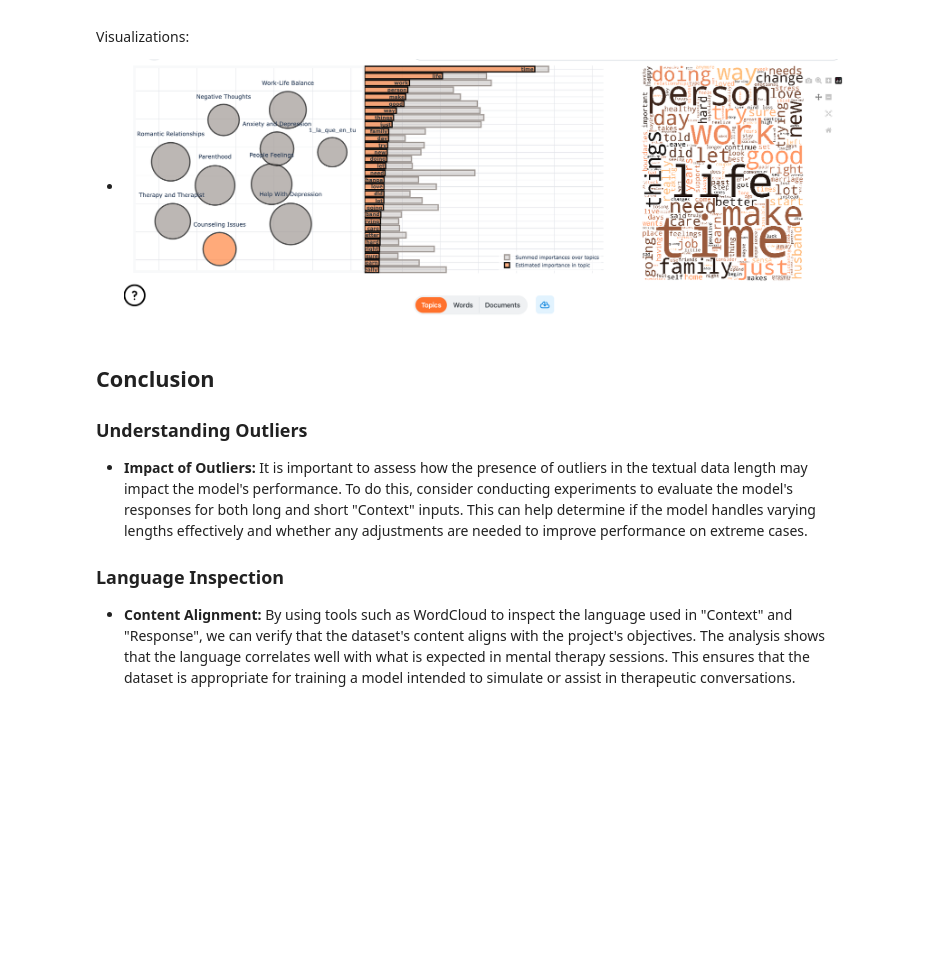
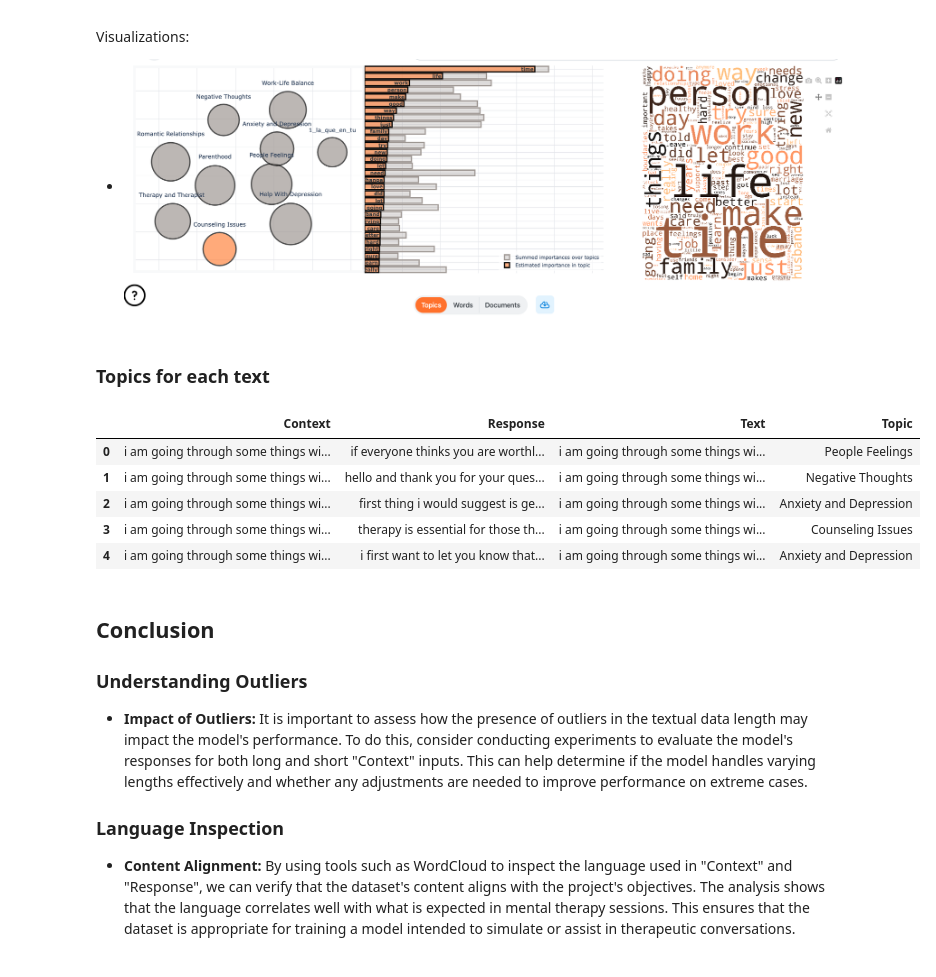
Before and after one commit to mlgomez0/Health_Therapist, a Jupyter notebook: backend/ml_models/datasets/datasets_eda.ipynb, the cells around one changed output. Cells and saved outputs as stored; diff of their text form; code cells hidden in the pictures; blank space fills up the shorter version.

Commit message:
feat: finding topics for each text

```diff
--- a/backend/ml_models/datasets/datasets_eda.ipynb
+++ b/backend/ml_models/datasets/datasets_eda.ipynb
@@ -262,3 +260,37 @@ Some of the topics are:
 Visualizations:
 
 - ![Screenshot 2024-05-28 at 5.20.56 PM.png](embedded-picture-2)
+# %% [markdown]
+### Topics for each text
+# %%
+# dictionary to map the topics
+
+topics_map = {
+    0: "Work-Life Balance",
+    1: "Other",
+    2: "Romantic Relationships",
+    3: "Therapy and Therapist",
+    4: "Negative Thoughts",
+    5: "Parenthood",
+    6: "People Feelings",
+    7: "Anxiety and Depression",
+    8: "Anxiety and Depression",
+    9: "Counseling Issues"
+}
+# %%
+# getting topics for all the dataset
+
+topics = topic_pipeline.transform(list(df['Text']))
+topics = np.argmax(topics, axis=1)
+topic_names = [topics_map[topic] for topic in topics]
+# %%
+df['Topic'] = topic_names
+# %%
+df.head()
+# %% [output]
+|  | Context | Response | Text | Topic |
+| 0 | i am going through some things wi... | if everyone thinks you are worthl... | i am going through some things wi... | People Feelings |
+| 1 | i am going through some things wi... | hello and thank you for your ques... | i am going through some things wi... | Negative Thoughts |
+| 2 | i am going through some things wi... | first thing i would suggest is ge... | i am going through some things wi... | Anxiety and Depression |
+| 3 | i am going through some things wi... | therapy is essential for those th... | i am going through some things wi... | Counseling Issues |
+| 4 | i am going through some things wi... | i first want to let you know that... | i am going through some things wi... | Anxiety and Depression |
```
Also changed, not shown: parts of 5 cells of this notebook, 1 other file.
